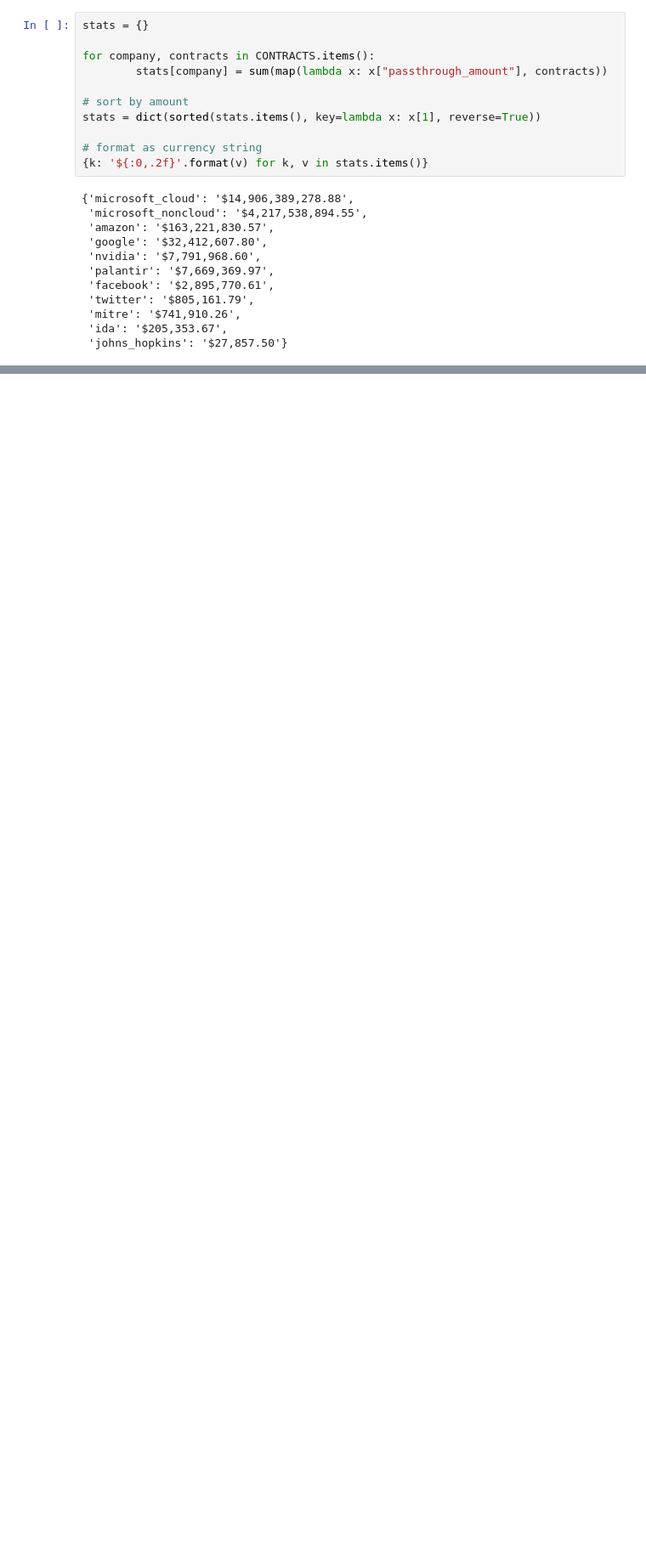
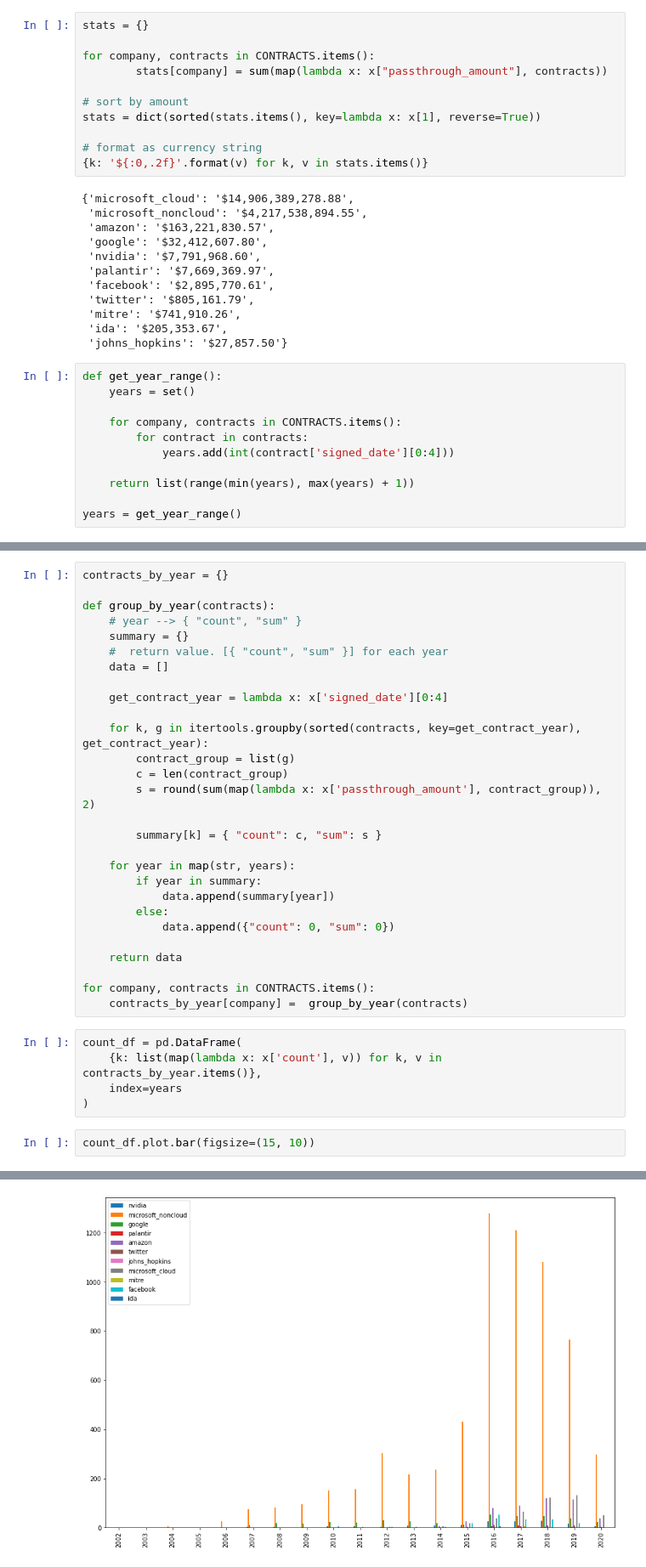
Before and after one commit to public-accountability/tech-contracts, a Jupyter notebook: main.ipynb, the cells around one changed output, grey strips where cells are left out. Shown: that part at 85% size. Saved outputs shown, nothing was run; the diff lists cells and outputs as text; blank space fills up the shorter version.

Commit message:
charts by year

```diff
--- a/main.ipynb
+++ b/main.ipynb
@@ -88,3 +91,13 @@ stats = dict(sorted(stats.items(), key=lambda x: x[1], reverse=True))
  'ida': '$205,353.67',
  'johns_hopkins': '$27,857.50'}
 # %%
+def get_year_range():
+    years = set()
+
+    for company, contracts in CONTRACTS.items():
+        for contract in contracts:
+            years.add(int(contract['signed_date'][0:4]))
+
+    return list(range(min(years), max(years) + 1))
+
+years = get_year_range()
@@ -102,0 +104,36 @@ stats = dict(sorted(stats.items(), key=lambda x: x[1], reverse=True))
+# %%
+contracts_by_year = {}
+
+def group_by_year(contracts):
+    # year --> { "count", "sum" }
+    summary = {}
+    #  return value. [{ "count", "sum" }] for each year
+    data = []
+
+    get_contract_year = lambda x: x['signed_date'][0:4]
+
+    for k, g in itertools.groupby(sorted(contracts, key=get_contract_year), get_contract_year):
+        contract_group = list(g)
+        c = len(contract_group)
+        s = round(sum(map(lambda x: x['passthrough_amount'], contract_group)), 2)
+
+        summary[k] = { "count": c, "sum": s }
+
+    for year in map(str, years):
+        if year in summary:
+            data.append(summary[year])
+        else:
+            data.append({"count": 0, "sum": 0})
+
+    return data
+
+for company, contracts in CONTRACTS.items():
+    contracts_by_year[company] =  group_by_year(contracts)
+# %%
+count_df = pd.DataFrame(
+    {k: list(map(lambda x: x['count'], v)) for k, v in contracts_by_year.items()},
+    index=years
+)
+# %%
+count_df.plot.bar(figsize=(15, 10))
+# %% [output]
@@ -102,0 +141 @@ stats = dict(sorted(stats.items(), key=lambda x: x[1], reverse=True))
+[figure, added]
```
Also changed, not shown: parts of 6 cells of this notebook.
